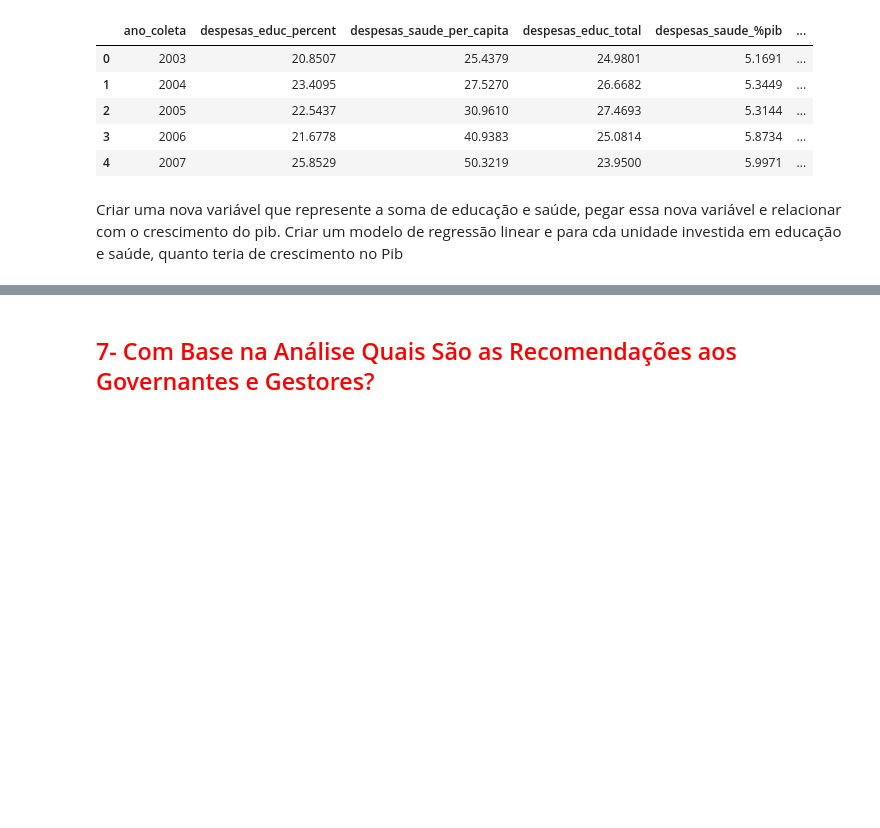
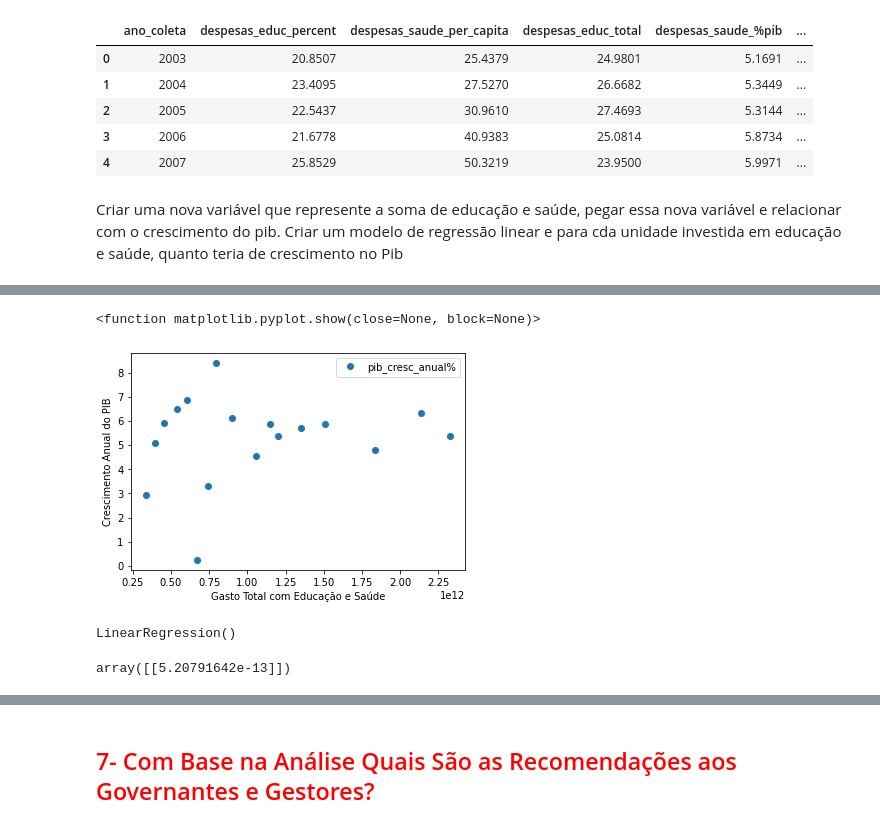
Before and after one commit to ElvisRock/Government_Analysis, a Jupyter notebook: E-Gov-Analytics.ipynb, the cells around one changed output, grey strips where cells are left out. Cells and saved outputs as stored; diff of their text form; code cells hidden in the pictures; blank space fills up the shorter version.

```diff
--- a/E-Gov-Analytics.ipynb
+++ b/E-Gov-Analytics.ipynb
@@ -368,3 +368,8 @@ df.head()
 | 4 | 2007 | 25.8529 | 50.3219 | 23.9500 | 5.9971 | ... |
 # %% [markdown]
 Criar uma nova variável que represente a soma de educação e saúde, pegar essa nova variável e relacionar com o crescimento do pib. Criar um modelo de regressão linear e para cda unidade investida em educação e saúde, quanto teria de crescimento no Pib
+# %%
+# Adiciona gastos de saúde e educação
+df['total_gastos_educ_saude'] = df['gasto_educacao_gov'] + df['gasto_saude_gov']
+# Visualiza
+df.head()
@@ -370,0 +383,25 @@ Criar uma nova variável que represente a soma de educação e saúde, pegar ess
+# %%
+# Gera um gráfico para visualizar
+df.plot(x = 'total_gastos_educ_saude', y = 'pib_cresc_anual%', style = 'o')
+plt.xlabel('Gasto Total com Educação e Saúde')
+plt.ylabel('Crescimento Anual do PIB')
+plt.show
+# %% [output]
+<function matplotlib.pyplot.show(close=None, block=None)>
+[figure, added]
+# %%
+# Contruindo um modelo de regressão
+
+x = pd.DataFrame(df['total_gastos_educ_saude'])
+y = pd.DataFrame(df['pib_cresc_anual%'])
+
+# Cria e treina o modelo
+modelo = LinearRegression()
+modelo.fit(x,y)
+# %% [output]
+LinearRegression()
+# %%
+# Extraindo o coeficiente
+modelo.coef_
+# %% [output]
+array([[5.20791642e-13]])
```
Also changed, not shown: parts of 6 cells of this notebook.
